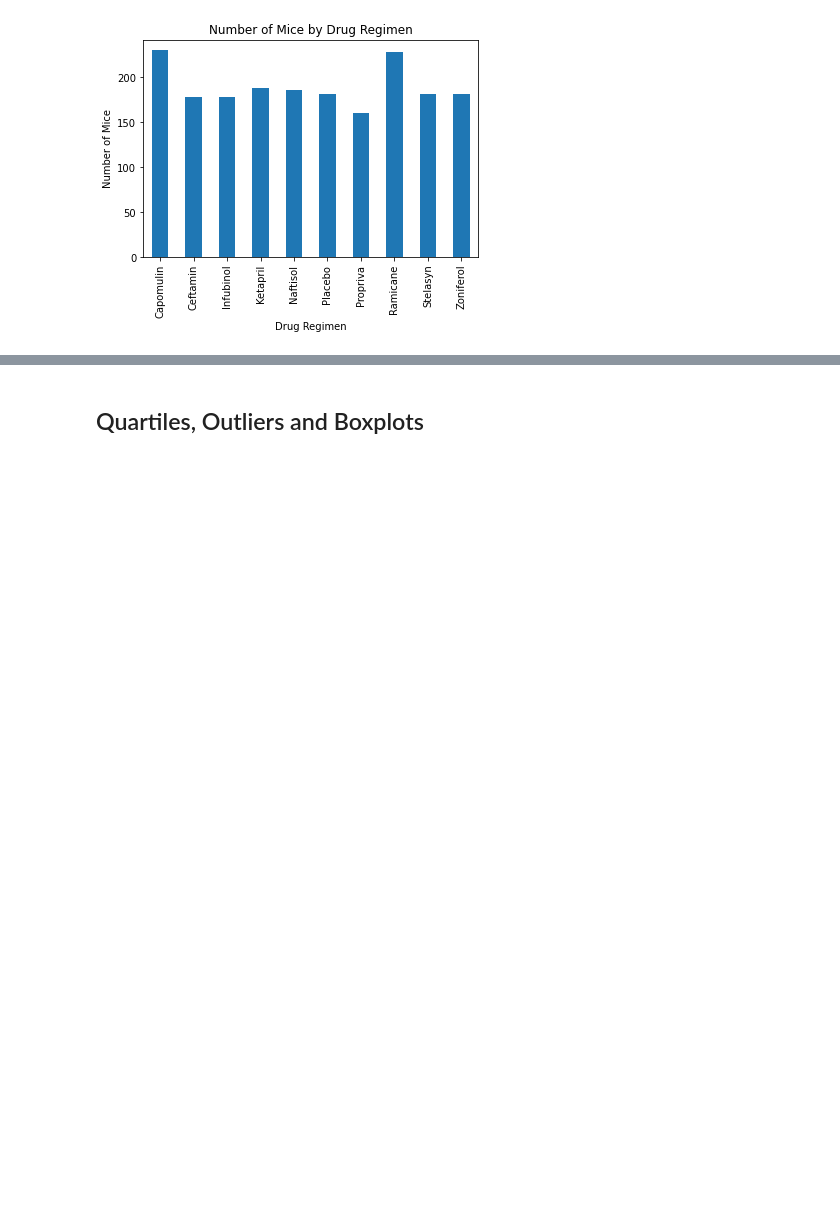
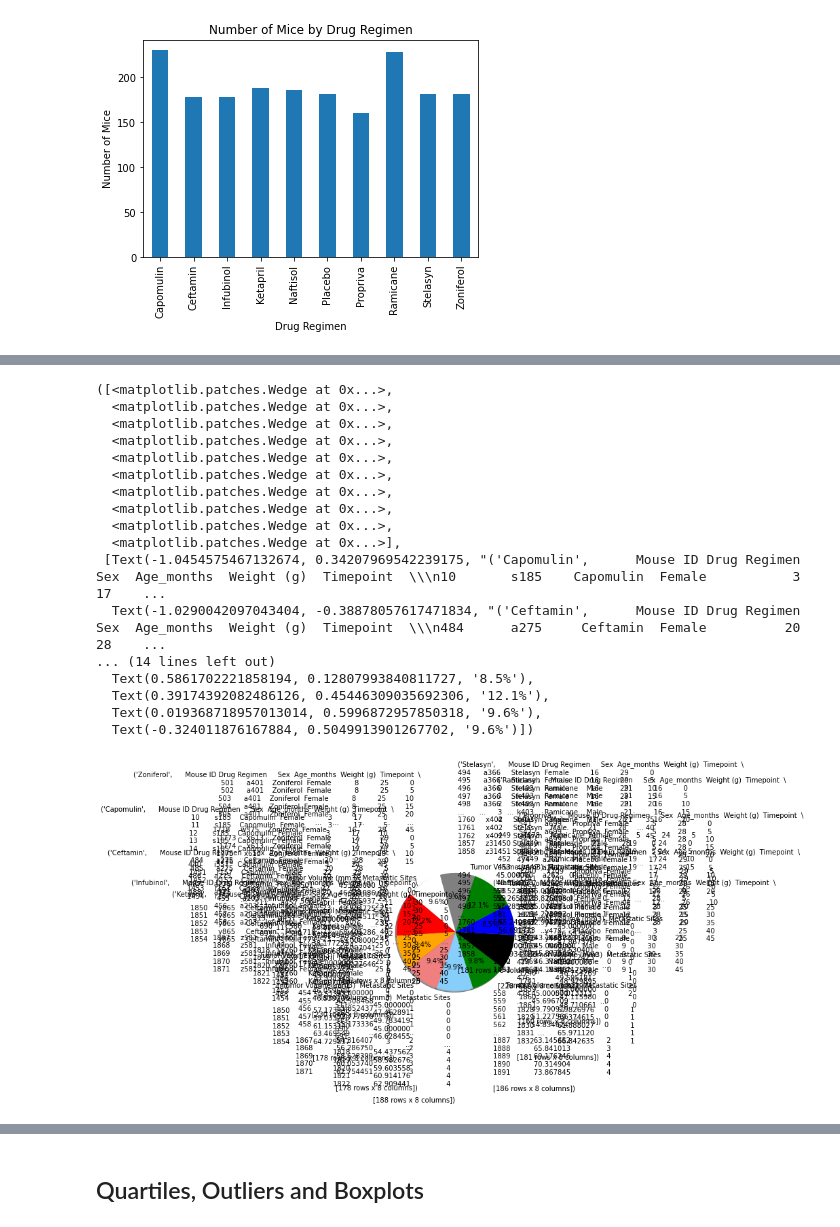
Before and after one commit to SamHoney71/Matplotlib-challenge, a Jupyter notebook: Pymaceuticals/pymaceuticals_starter-Jeter.ipynb, the cells around one changed output, grey strips where cells are left out. Saved outputs shown, nothing was run; the diff lists cells and outputs as text; code cells hidden in the pictures; blank space fills up the shorter version.

```diff
--- a/Pymaceuticals/pymaceuticals_starter-Jeter.ipynb
+++ b/Pymaceuticals/pymaceuticals_starter-Jeter.ipynb
@@ -257,0 +270,37 @@ plt.show()
+# %%
+# Generate a pie plot showing the distribution of female versus male mice using pandas
+# Labels for the sections of our pie chart
+labels = regimen_group
+
+# The values of each section of the pie chart
+sizes = regimen_group["Mouse ID"].count()
+
+# The colors of each section of the pie chart
+colors = ["red", "orange", "lightcoral", "lightskyblue", "green", "black", "blue", "green", "gray", "white"]
+
+# Tells matplotlib to seperate
+explode = (0,0,0,0,0,0,0,0,0,0)
+
+# Creates the pie chart based upon the values above
+# Automatically finds the percentages of each part of the pie chart
+plt.pie(sizes, explode=explode, labels=labels, colors=colors,
+        autopct="%1.1f%%", shadow=True, startangle=140)
+# %% [output]
+([<matplotlib.patches.Wedge at 0x...>,
+  <matplotlib.patches.Wedge at 0x...>,
+  <matplotlib.patches.Wedge at 0x...>,
+  <matplotlib.patches.Wedge at 0x...>,
+  <matplotlib.patches.Wedge at 0x...>,
+  <matplotlib.patches.Wedge at 0x...>,
+  <matplotlib.patches.Wedge at 0x...>,
+  <matplotlib.patches.Wedge at 0x...>,
+  <matplotlib.patches.Wedge at 0x...>,
+  <matplotlib.patches.Wedge at 0x...>],
+ [Text(-1.0454575467132674, 0.34207969542239175, "('Capomulin',      Mouse ID Drug Regimen     Sex  Age_months  Weight (g)  Timepoint  \\\n10       s185    Capomulin  Female           3          17    ...
+  Text(-1.0290042097043404, -0.38878057617471834, "('Ceftamin',      Mouse ID Drug Regimen     Sex  Age_months  Weight (g)  Timepoint  \\\n484      a275     Ceftamin  Female          20          28    ...
+... (14 lines left out)
+  Text(0.5861702221858194, 0.12807993840811727, '8.5%'),
+  Text(0.39174392082486126, 0.45446309035692306, '12.1%'),
+  Text(0.019368718957013014, 0.5996872957850318, '9.6%'),
+  Text(-0.324011876167884, 0.5049913901267702, '9.6%')])
+[figure, added]
```
Also changed, not shown: parts of 6 cells of this notebook.
